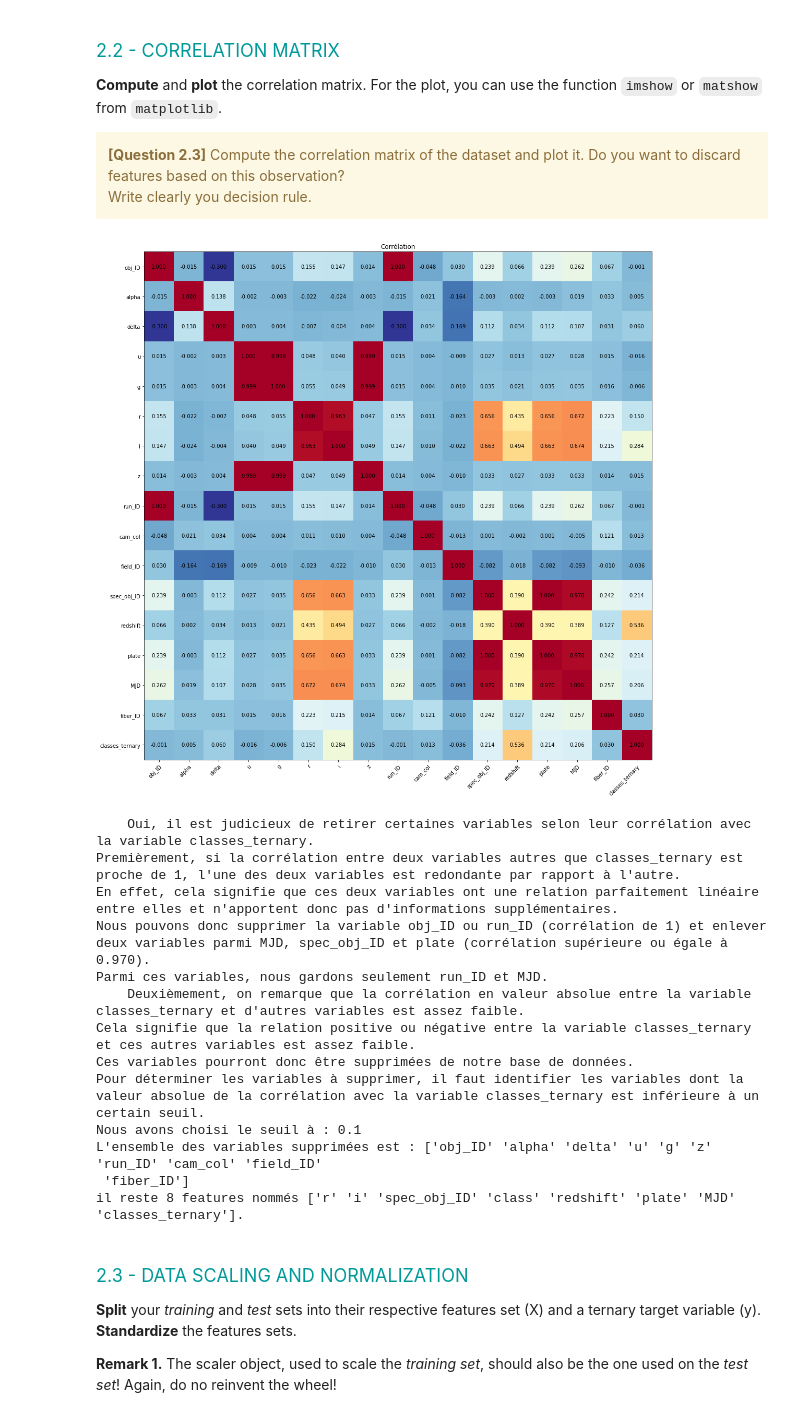
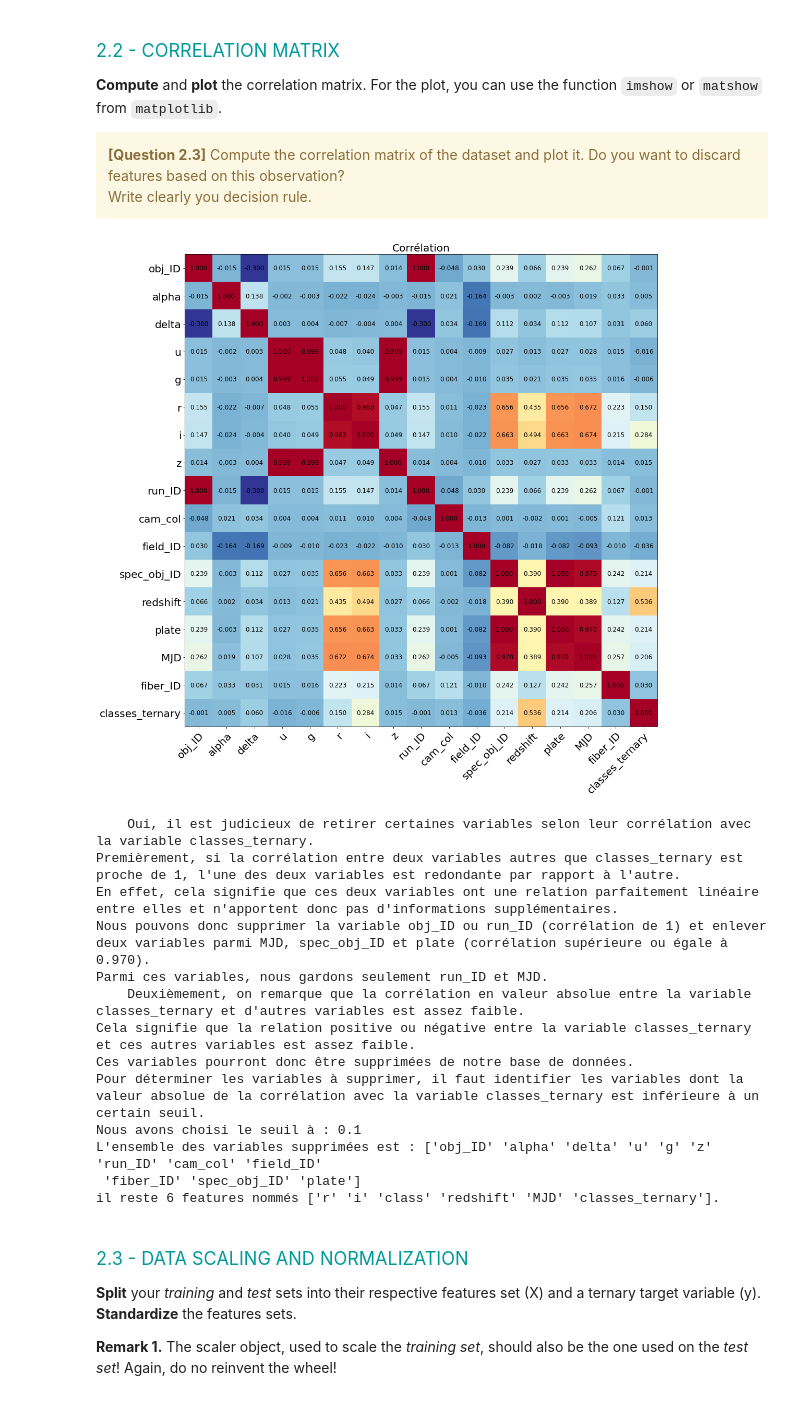
Before and after one commit to Mathis003/LEPL1109-Hackathons, a Jupyter notebook: Hackathon_2/Hackathon02-Classification.ipynb, the cells around one changed output. Saved outputs shown, nothing was run; the diff lists cells and outputs as text; code cells hidden in the pictures.

```diff
--- a/Hackathon_2/Hackathon02-Classification.ipynb
+++ b/Hackathon_2/Hackathon02-Classification.ipynb
@@ -262,17 +262,18 @@ CELL N°4 : TERNARY CLASSES :  proportion and ternarization
 @post: Proportion of each ternary class in this train set, a graph representing it,
 a modified training dataframe with a new column 'classes_ternary' continaining the ternary targets (0,1,2)
 """
-
+text_size = 20
 proportion_pattern = data_train['class'].value_counts()
 
 stars = proportion_pattern.index
 labels_stars = list(stars)
 
 fig, ax = plt.subplots(figsize=(8, 8))
-ax.pie(proportion_pattern, autopct='%1.1f%%', textprops={'fontsize': 16}, startangle=90)
+ax.pie(proportion_pattern, autopct='%1.1f%%', textprops={'fontsize': text_size}, startangle=90)
 ax.axis('equal')
-plt.title("Proportion of each ternary class in the train set")
-plt.legend(labels_stars, loc="best")
+plt.title("Proportion of each ternary class in the train set", fontsize = text_size)
+plt.legend(labels_stars, loc="best", fontsize=16)
+plt.savefig("Proportion.pdf", format='pdf')
 plt.show()
 normalized_proportions = proportion_pattern / proportion_pattern.sum()
 random_accuracy = np.sum(normalized_proportions**2)
@@ -319,44 +320,44 @@ im = ax.imshow(corr, cmap='RdYlBu_r')
 
 ax.set_xticks(np.arange(N))
 ax.set_yticks(np.arange(N))
-ax.set_xticklabels(names_cat)
-ax.set_yticklabels(names_cat)
+ax.set_xticklabels(names_cat, fontsize=text_size)
+ax.set_yticklabels(names_cat, fontsize=text_size)
 
 plt.setp(ax.get_xticklabels(), rotation=45, ha="right", rotation_mode="anchor")
 
 for i in range(N):
     for j in range(N):
-        text = ax.text(j, i, f"{corr[i, j]:.3f}", ha="center", va="center", color="k")
+        text = ax.text(j, i, f"{corr[i, j]:.3f}", ha="center", va="center", color="k", fontsize=12)
 
-ax.set_title("Corrélation")
+ax.set_title("Corrélation", fontsize=text_size)
 fig.tight_layout()
 plt.savefig("Corrélation.pdf", format = "pdf")
 plt.show()
 
 #Spot the feature that have a small correlation with classes_ternary
 treshold = 0.1
 cat_out = names_cat[((np.abs(corr[-1])) < treshold)]
-
+cat_out = np.hstack((cat_out, ('spec_obj_ID', 'plate')))
 
 #Remove the discarded features
 for cat in cat_out:
     data_train = data_train.drop(columns=cat)
 data_test = data_test.drop(columns=cat_out)
 
 print("    Oui, il est judicieux de retirer certaines variables selon leur corrélation avec la variable classes_ternary.")
 print("Premièrement, si la corrélation entre deux variables autres que classes_ternary est proche de 1, l'une des deux variables est redondante par rapport à l'autre.")
 print("En effet, cela signifie que ces deux variables ont une relation parfaitement linéaire entre elles et n'apportent donc pas d'informations supplémentaires.")
 print("Nous pouvons donc supprimer la variable obj_ID ou run_ID (corrélation de 1) et enlever deux variables parmi MJD, spec_obj_ID et plate (corrélation supérieure ou égale à 0.970).")
 print("Parmi ces variables, nous gardons seulement run_ID et MJD.")
 print("    Deuxièmement, on remarque que la corrélation en valeur absolue entre la variable classes_ternary et d'autres variables est assez faible.")
 print("Cela signifie que la relation positive ou négative entre la variable classes_ternary et ces autres variables est assez faible.")
 print("Ces variables pourront donc être supprimées de notre base de données.")
 print("Pour déterminer les variables à supprimer, il faut identifier les variables dont la valeur absolue de la corrélation avec la variable classes_ternary est inférieure à un certain seuil.")
 print(f"Nous avons choisi le seuil à : {treshold}")
 print(f"L'ensemble des variables supprimées est : {str(cat_out)}")
 print(f"il reste {data_train.shape[1]} features nommés {data_train.columns.values}.")
 # %% [output]
-[figure, old version]
+[figure, new version]
     Oui, il est judicieux de retirer certaines variables selon leur corrélation avec la variable classes_ternary.
 Premièrement, si la corrélation entre deux variables autres que classes_ternary est proche de 1, l'une des deux variables est redondante par rapport à l'autre.
 En effet, cela signifie que ces deux variables ont une relation parfaitement linéaire entre elles et n'apportent donc pas d'informations supplémentaires.
@@ -368,8 +369,8 @@ Ces variables pourront donc être supprimées de notre base de données.
 Pour déterminer les variables à supprimer, il faut identifier les variables dont la valeur absolue de la corrélation avec la variable classes_ternary est inférieure à un certain seuil.
 Nous avons choisi le seuil à : 0.1
 L'ensemble des variables supprimées est : ['obj_ID' 'alpha' 'delta' 'u' 'g' 'z' 'run_ID' 'cam_col' 'field_ID'
- 'fiber_ID']
-il reste 8 features nommés ['r' 'i' 'spec_obj_ID' 'class' 'redshift' 'plate' 'MJD' 'classes_ternary'].
+ 'fiber_ID' 'spec_obj_ID' 'plate']
+il reste 6 features nommés ['r' 'i' 'class' 'redshift' 'MJD' 'classes_ternary'].
 # %% [markdown]
 <font size=4 color=#009999> <br> 2.3 - DATA SCALING AND NORMALIZATION</font> <br>
 
```
Also changed, not shown: parts of 5 cells of this notebook, 5 other files.
